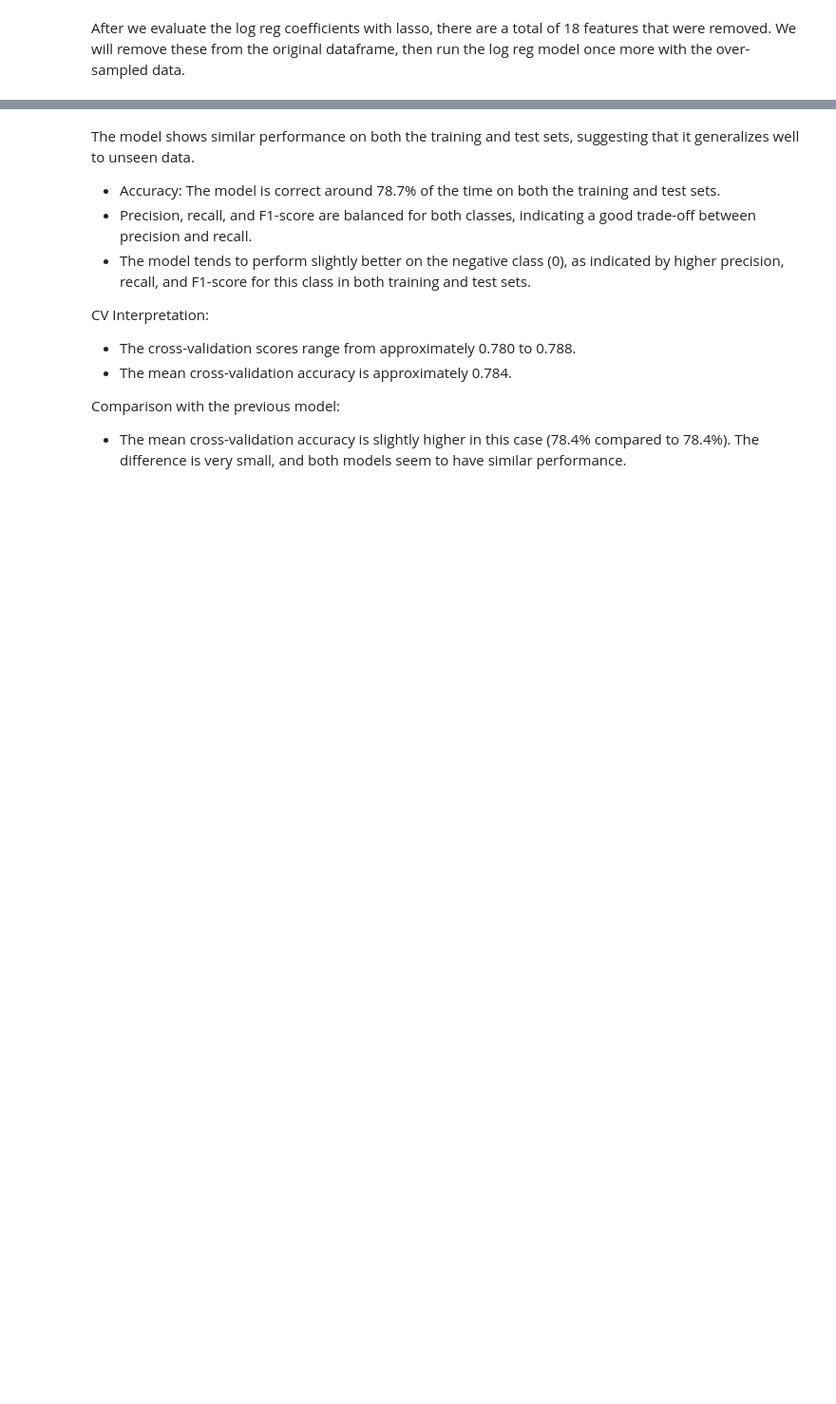
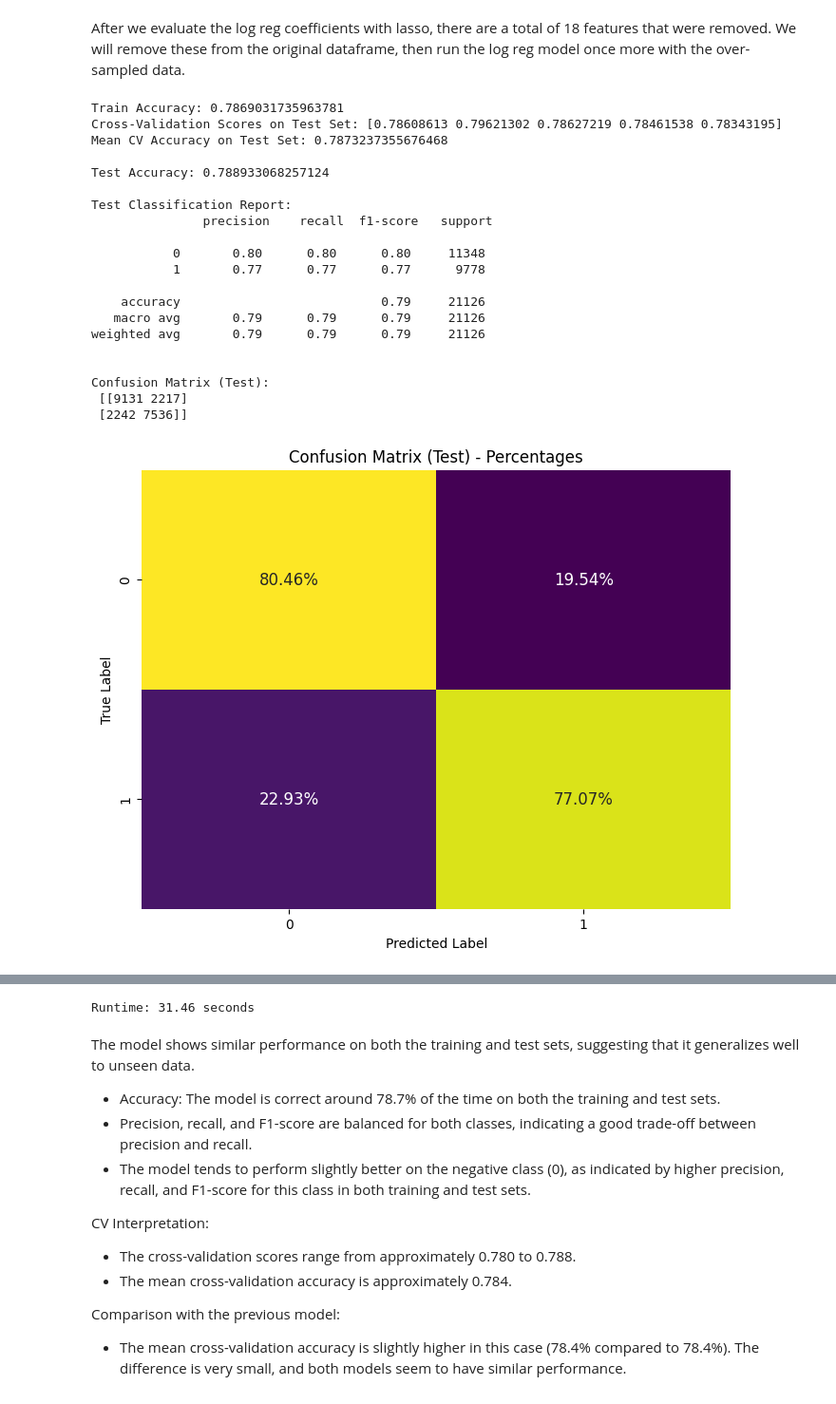
Before and after one commit to lo-klkl/BSTN_Capstone-Diab, a Jupyter notebook: Notebooks/Pt3-Modelling-Pt1.ipynb, the cells around one changed output, grey strips where cells are left out. Shown at 95% size. Drawn from its saved outputs; the diff is of its cells as text; code cells hidden in the pictures; blank space fills up the shorter version.

```diff
--- a/Notebooks/Pt3-Modelling-Pt1.ipynb
+++ b/Notebooks/Pt3-Modelling-Pt1.ipynb
@@ -618,13 +618,6 @@ y_train_pred = final_logreg_model.predict(X_train_oversampled)
 train_accuracy = accuracy_score(y_train_oversampled, y_train_pred)
 print('Train Accuracy:', train_accuracy)
 
-# Create a heatmap with the percentages for the training set
-plt.figure(figsize=(8, 6))
-sns.heatmap(conf_matrix_percent_train, annot=True, fmt='.2%', cmap='viridis', cbar=False, annot_kws={'size': 12})
-plt.title('Confusion Matrix (Train) - Percentages')
-plt.xlabel('Predicted Label')
-plt.ylabel('True Label')
-plt.show()
 
 # Make predictions on the test set
 y_test_pred = final_logreg_model.predict(X_test)
@@ -650,30 +643,52 @@ conf_matrix_percent_test = conf_matrix_test / conf_matrix_test.sum(axis=1)[:, np
 # Create a heatmap with the percentages for the test set
 plt.figure(figsize=(8, 6))
 sns.heatmap(conf_matrix_percent_test, annot=True, fmt='.2%', cmap='viridis', cbar=False, annot_kws={'size': 12})
 plt.title('Confusion Matrix (Test) - Percentages')
 plt.xlabel('Predicted Label')
 plt.ylabel('True Label')
 plt.show()
 
 # Predict probabilities for ROC curve on the test set
 y_test_prob = final_logreg_model.predict_proba(X_test)[:, 1]
 
 # Calculate ROC curve on the test set
 fpr, tpr, thresholds = roc_curve(y_test, y_test_prob)
 
 # Calculate AUC score on the test set
 roc_auc = roc_auc_score(y_test, y_test_prob)
 
 # Plot ROC curve on the test set
 plt.figure(figsize=(8, 6))
 plt.plot(fpr, tpr, color='darkorange', lw=2, label='ROC curve (AUC = {:.2f})'.format(roc_auc))
 plt.plot([0, 1], [0, 1], color='navy', lw=2, linestyle='--')
 plt.xlabel('False Positive Rate')
 plt.ylabel('True Positive Rate')
 plt.title('Receiver Operating Characteristic (ROC) Curve - Test Set')
 plt.legend(loc='lower right')
 plt.show()
 
 # Calculate runtime
 runtime = end_time - start_time
 print('Runtime: {:.2f} seconds'.format(runtime))
+# %% [output]
+Train Accuracy: 0.7869031735963781
+Cross-Validation Scores on Test Set: [0.78608613 0.79621302 0.78627219 0.78461538 0.78343195]
+Mean CV Accuracy on Test Set: 0.7873237355676468
+
+Test Accuracy: 0.788933068257124
+
+Test Classification Report:
+               precision    recall  f1-score   support
+
+           0       0.80      0.80      0.80     11348
+           1       0.77      0.77      0.77      9778
+
+    accuracy                           0.79     21126
+   macro avg       0.79      0.79      0.79     21126
+weighted avg       0.79      0.79      0.79     21126
+
+
+Confusion Matrix (Test):
+ [[9131 2217]
+ [2242 7536]]
+[figure, added]
@@ -680,3 +696,4 @@ print('Runtime: {:.2f} seconds'.format(runtime))
+Runtime: 31.46 seconds
 # %% [markdown]
 The model shows similar performance on both the training and test sets, suggesting that it generalizes well to unseen data.
 - Accuracy: The model is correct around 78.7% of the time on both the training and test sets.
```
Also changed, not shown: parts of 15 cells of this notebook, 2 other files.
